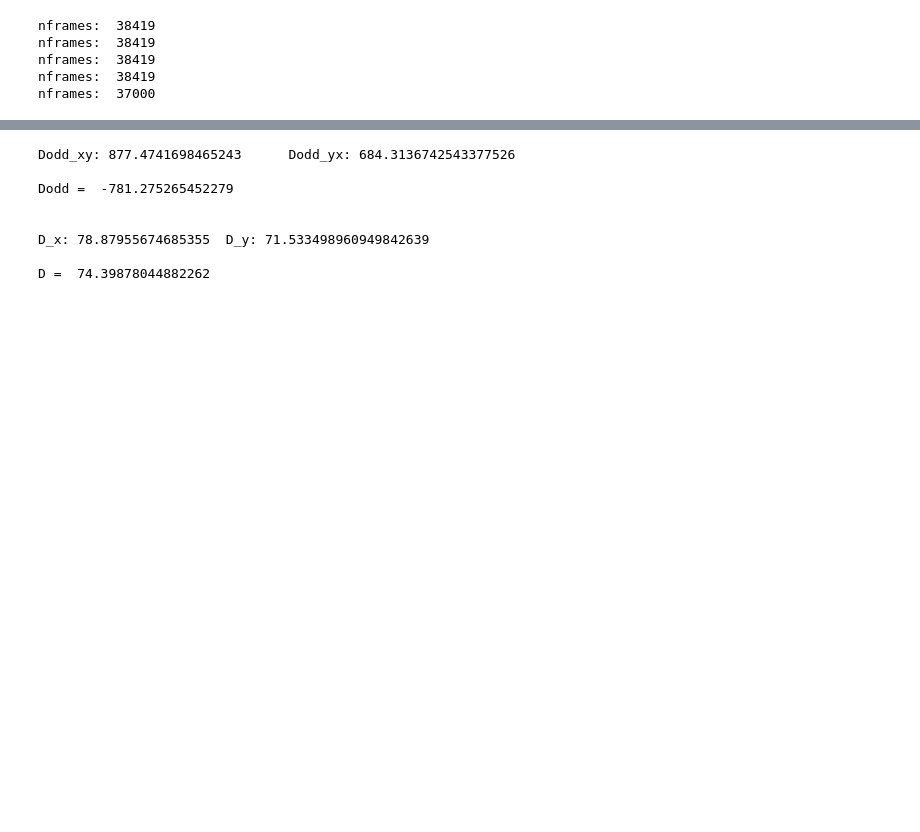
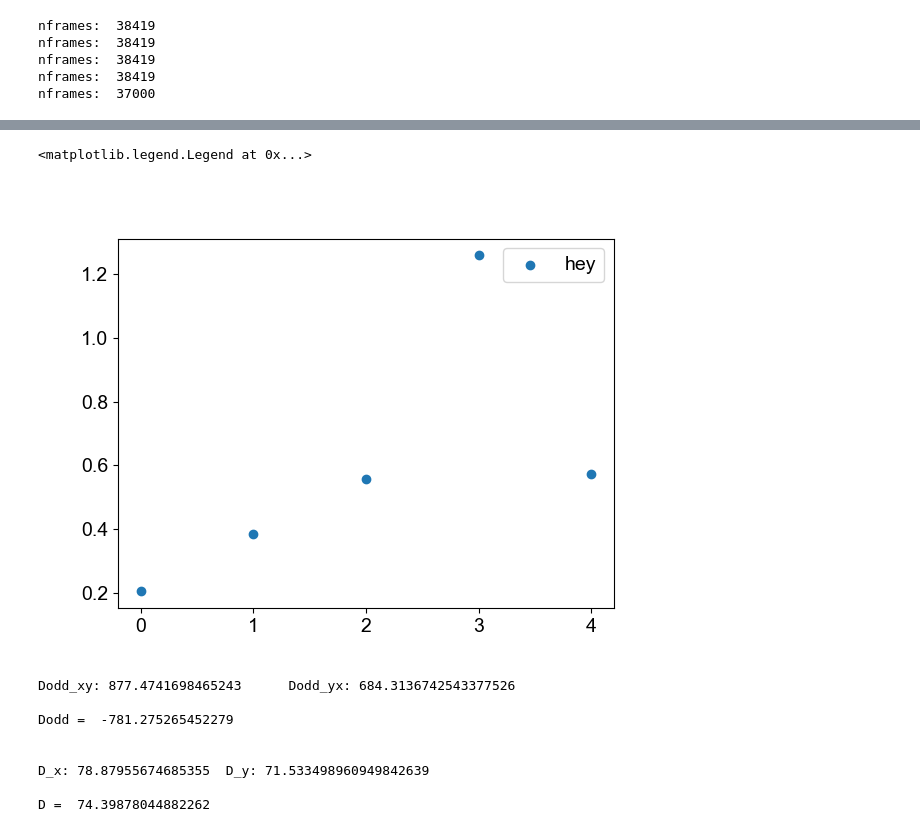
Before and after one commit to fvegar/brownian, a Jupyter notebook: correlations.ipynb, the cells around one changed output, grey strips where cells are left out. Drawn from its saved outputs; the diff is of its cells as text; code cells hidden in the pictures; blank space fills up the shorter version.

```diff
--- a/correlations.ipynb
+++ b/correlations.ipynb
@@ -65,11 +66,11 @@ def time_shift_np_av(array1, array2 ,denom, ilag):
     else:
         return np.mean(array1 * array2)/denom
 # displacement correlations (mean squared displacement if array1=array2)
-def time_diff_shift_np_av(array1, array2, ilag):
+def time_diff_shift_np_av(array1, array2, array3, array4, ilag):
     if ilag>0:
-        return np.mean( (array1[:-ilag]-array2[ilag:]) * (array1[:-ilag]-array2[ilag:]) )
+        return np.mean( (array1[:-ilag]-array2[ilag:]) * (array3[:-ilag]-array4[ilag:]) )
     else:
-        return np.mean( (array1-array2) * (array1-array2) )
+        return np.mean( (array1-array2) * (array3-array4) )
 
 # convolution
 def neg_time_shift_np_av(array1, array2 ,denom, ilag):
@@ -133,0 +164,7 @@ plt.close(1)
+# %%
+plt.figure(3)
+plt.scatter([i for i in range(nfiles)],Tt, label='hey')
+plt.legend()
+# %% [output]
+<matplotlib.legend.Legend at 0x...>
+[figure, added]
```
Also changed, not shown: parts of 9 cells of this notebook.
